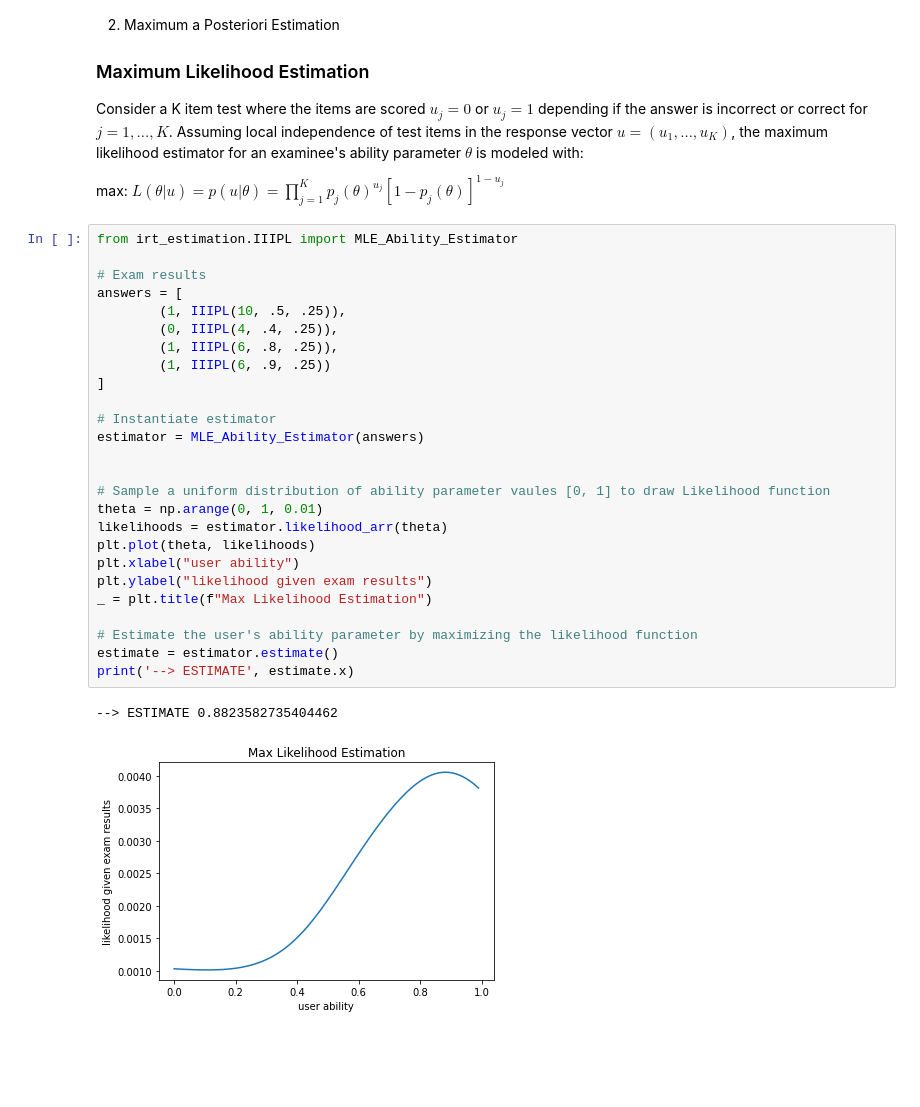
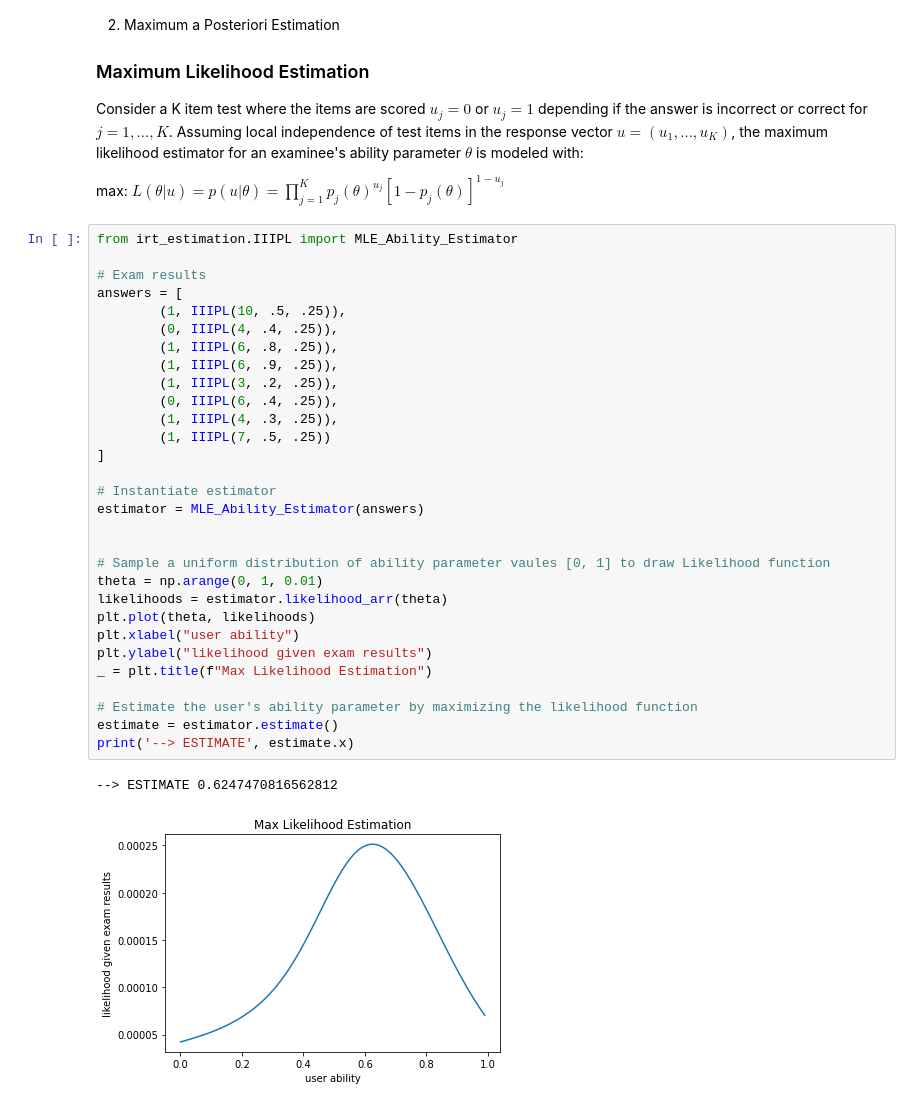
Before and after one commit to seakers/cost-estimator-ca, a Jupyter notebook: stats/ItemResponseTheory.ipynb, the cells around one changed output. Saved outputs shown, nothing was run; the diff lists cells and outputs as text; blank space fills up the shorter version.

```diff
--- a/stats/ItemResponseTheory.ipynb
+++ b/stats/ItemResponseTheory.ipynb
@@ -67,32 +67,36 @@ max: $L(\theta|u) = p(u|\theta) = \prod_{j = 1}^{K} p_j(\theta)^{u_j}[1-p_j(\the
 # %%
 from irt_estimation.IIIPL import MLE_Ability_Estimator
 
 # Exam results
 answers = [
         (1, IIIPL(10, .5, .25)),
         (0, IIIPL(4, .4, .25)),
         (1, IIIPL(6, .8, .25)),
-        (1, IIIPL(6, .9, .25))
+        (1, IIIPL(6, .9, .25)),
+        (1, IIIPL(3, .2, .25)),
+        (0, IIIPL(6, .4, .25)),
+        (1, IIIPL(4, .3, .25)),
+        (1, IIIPL(7, .5, .25))
 ]
 
 # Instantiate estimator
 estimator = MLE_Ability_Estimator(answers)
 
 
 # Sample a uniform distribution of ability parameter vaules [0, 1] to draw Likelihood function
 theta = np.arange(0, 1, 0.01)
 likelihoods = estimator.likelihood_arr(theta)
 plt.plot(theta, likelihoods)
 plt.xlabel("user ability")
 plt.ylabel("likelihood given exam results")
 _ = plt.title(f"Max Likelihood Estimation")
 
 # Estimate the user's ability parameter by maximizing the likelihood function
 estimate = estimator.estimate()
 print('--> ESTIMATE', estimate.x)
 # %% [output]
---> ESTIMATE 0.8823582735404462
+--> ESTIMATE 0.6247470816562812
-[figure, old version]
+[figure, new version]
 # %% [markdown]
 ### Maximum a Posteriori Estimation
 
```
Also changed, not shown: parts of 2 cells of this notebook.
